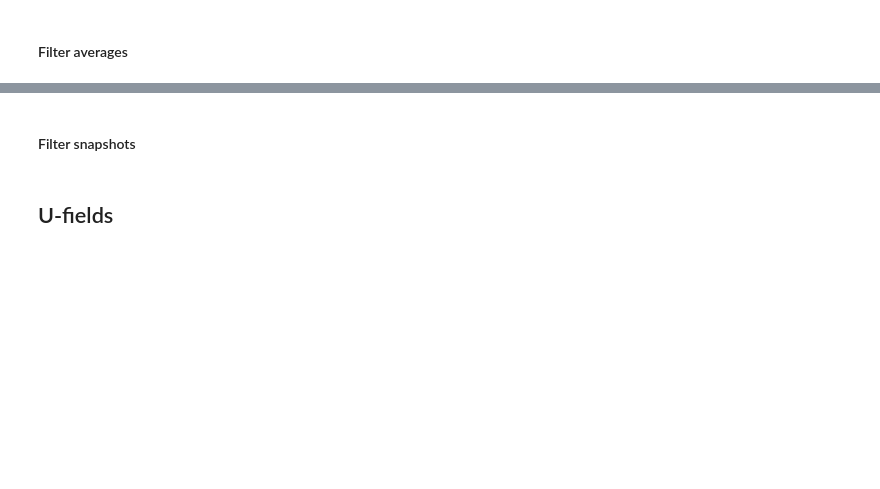
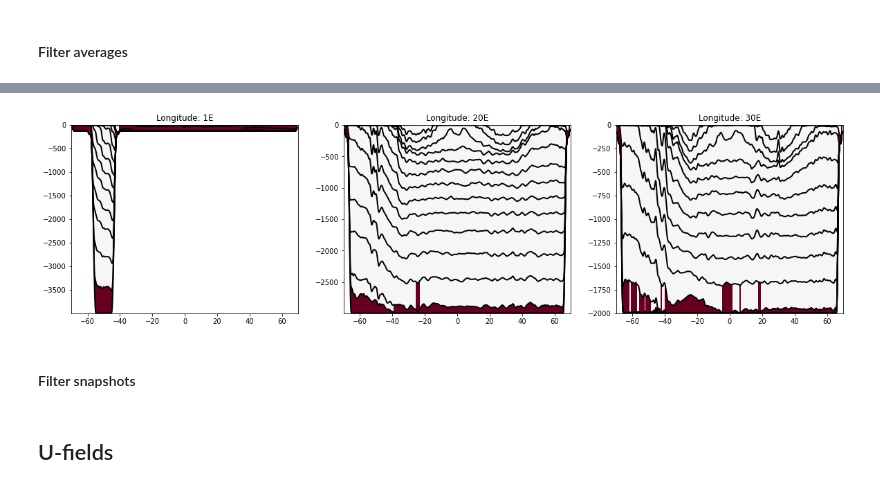
Before and after one commit to NoraLoose/energy_cycles, a Jupyter notebook: filter_data.ipynb, the cells around one changed output, grey strips where cells are left out. Saved outputs shown, nothing was run; the diff lists cells and outputs as text; code cells hidden in the pictures; blank space fills up the shorter version.

```diff
--- a/filter_data.ipynb
+++ b/filter_data.ipynb
@@ -467,3 +491,16 @@ av_f['bottom_mask'] = xr.where(av_f['bottom_mask'] > threshold, 1, 0)
+# %%
+xhlist = [1, 20, 30]
+vmax = 1
+
+fig,axs = plt.subplots(1,3,figsize=(20,5))
+for xh, ax in zip(xhlist, axs.flatten()):
+    for i in range(16):
+        ax.plot(st.yh, eta.isel(zi=i).sel(xh=xh, method="nearest"), linewidth=2, color='k')
+    p = ax.pcolormesh(st.yq, eta_y.fillna(value=0).sel(xh=xh, method="nearest"), mask.sel(xh=xh, method="nearest"),
+                         vmax=vmax, vmin=-vmax, cmap='RdBu_r')
+    ax.set_title('Longitude: %iE' %xh)
+# %% [output]
+[figure, added]
 # %% [markdown]
 #### Filter snapshots
 # %%
```
Also changed, not shown: parts of 19 cells of this notebook, 1 other file.
